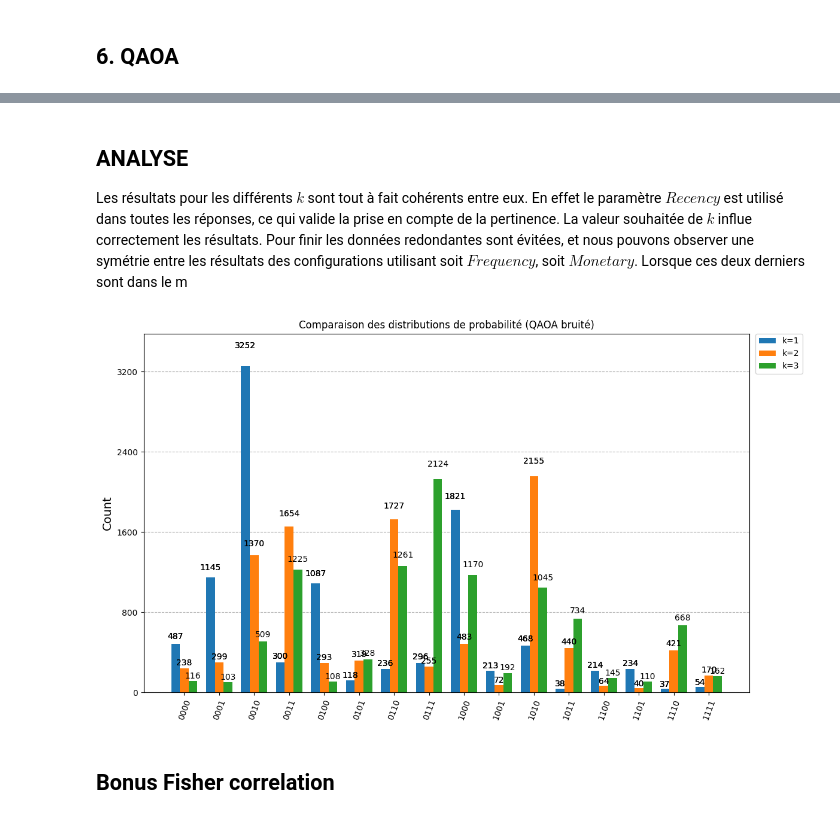
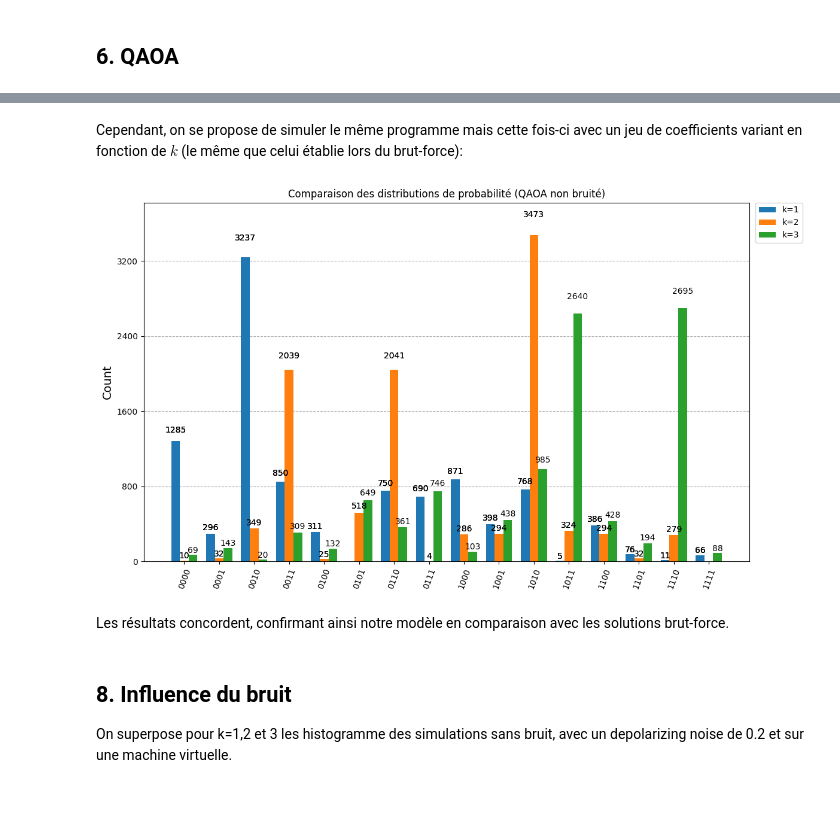
Before and after one commit to hugopgs/Application_Informatique_Quantique, a Jupyter notebook: Projet Noté/Projet.ipynb, the cells around one changed output, grey strips where cells are left out. Cells and saved outputs as stored; diff of their text form; code cells hidden in the pictures.

```diff
--- a/Projet Noté/Projet.ipynb
+++ b/Projet Noté/Projet.ipynb
@@ -402,58 +455,29 @@ def run_qaoa_circuit(circuit, depolarizing_error_prob=0):
+# %% [markdown]
+Cependant, on se propose de simuler le même programme mais cette fois-ci avec un jeu de coefficients variant en fonction de $k$ (le même que celui établie lors du brut-force):
 # %%
 res=[]
-Coef_Pertinence=[0.6,0.6,0.6]
-Coef_Redondance=[0.5,1,1]
-Coef_Constraint=[1,1.5,1.5]
+Coef_Pertinence=[0.6, 0.6, 0.6]
+Coef_Redondance=[1, 1, 1.5]
+Coef_Constraint=[1.5, 1.5, 2.5]
 
-    #R, P,_,_ = build_R_P(All_categories, Result, k=k, A=Coef_Pertinence, B=Coef_Redondance, C=Coef_Constraint)
 
 for k in [1, 2, 3]:
     R, P,_,_ = build_R_P(All_categories, Result, k=k, A=Coef_Pertinence[k-1], B=Coef_Redondance[k-1], C=Coef_Constraint[k-1])
     problem_operator = get_operator(R, P)
     optimal_qaoa_circuit, cost_vals = get_optimal_qaoa_circuit(r=15, problem_operator=problem_operator)
     counts=run_qaoa_circuit(optimal_qaoa_circuit, depolarizing_error_prob=0)
     # print(counts)
     res.append(counts)
 
 plot_histogram(res,
                legend=[f"k={k}" for k in [1, 2, 3]],
-               title="Comparaison des distributions de probabilité (QAOA bruité)",
+               title="Comparaison des distributions de probabilité (QAOA non bruité)",
                figsize=(12, 7))
+# %% [output]
+[figure, added]
-# %% [markdown]
-## ANALYSE
-Les résultats pour les différents $k$ sont tout à fait cohérents entre eux. En effet le paramètre $\textit{Recency}$ est utilisé dans toutes les réponses, ce qui valide la prise en compte de la pertinence. La valeur souhaitée de $k$ influe correctement les résultats. Pour finir les données redondantes sont évitées, et nous pouvons observer une symétrie entre les résultats des configurations utilisant soit $\textit{Frequency}$, soit $\textit{Monetary}$. Lorsque ces deux derniers sont dans le m
-# %%
-import pickle
-from qiskit_aer.noise import NoiseModel
-def fake_backend(qaoa_circuit):
-
-    pass_manager = generate_preset_pass_manager(1, AerSimulator())
-    with open('ibm_brisbane_eagle.mdl','rb') as f:
-        real_noise_dict = pickle.load(f)
-
-    realistic_noise_model = NoiseModel.from_dict(real_noise_dict)
-
-    isa_qaoa_circuit=pass_manager.run(qaoa_circuit)
-    #on execute la même expérience sur ce modele
-    realistic_sampler = Sampler(options=dict(backend_options=dict(noise_model=realistic_noise_model)))
-    job=realistic_sampler.run([isa_qaoa_circuit],shots=10000)
-    result=job.result()
-    return result[0].data.meas.get_counts()
-
-res=[]
-for k in [1, 2, 3]:
-    R, P, _, _ = build_R_P(All_categories, Result, k=k)
-    problem_operator = get_operator(R, P)
-    optimal_qaoa_circuit, cost_vals = get_optimal_qaoa_circuit(r=4, problem_operator=problem_operator)
-
-    counts=fake_backend(optimal_qaoa_circuit)
-    res.append(counts)
-
-plot_histogram(res,
-               legend=[f"k={k}" for k in [1, 2, 3]],
-               title="Comparaison des distributions de probabilité (QAOA bruité)",
-               figsize=(12, 7))
-# %% [output]
-[figure, removed]
-# %% [markdown]
-## Bonus Fisher correlation
+# %% [markdown]
+Les résultats concordent, confirmant ainsi notre modèle en comparaison avec les solutions brut-force.
+# %% [markdown]
+## 8. Influence du bruit
+
+On superpose pour k=1,2 et 3 les histogramme des simulations sans bruit, avec un depolarizing noise de 0.2 et sur une machine virtuelle.
```
Also changed, not shown: parts of 29 cells of this notebook.
